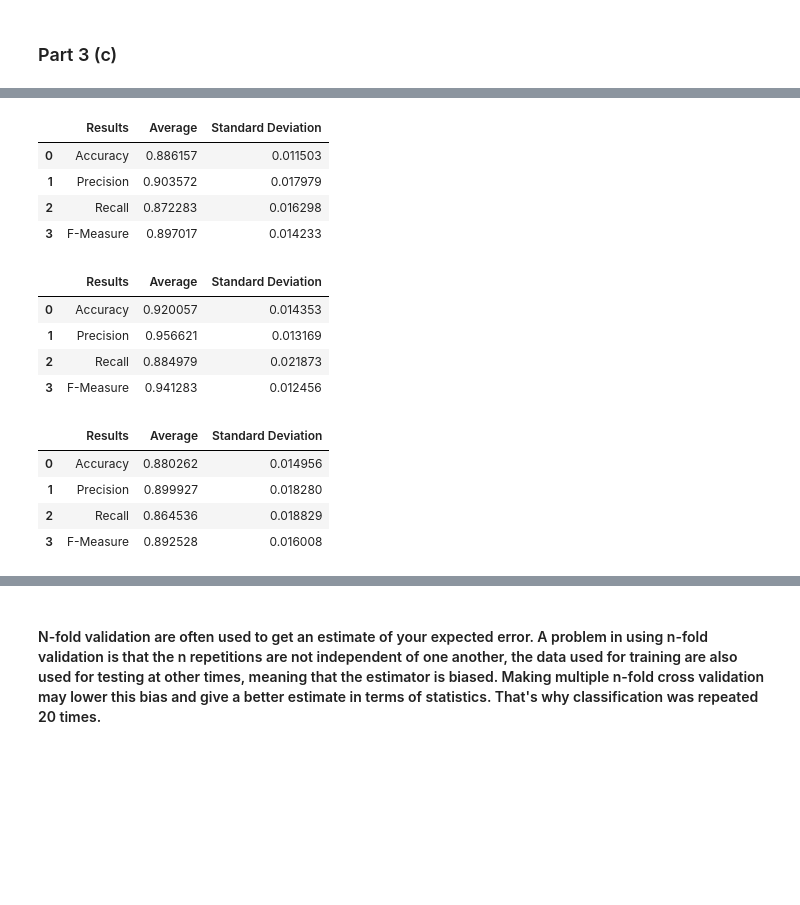
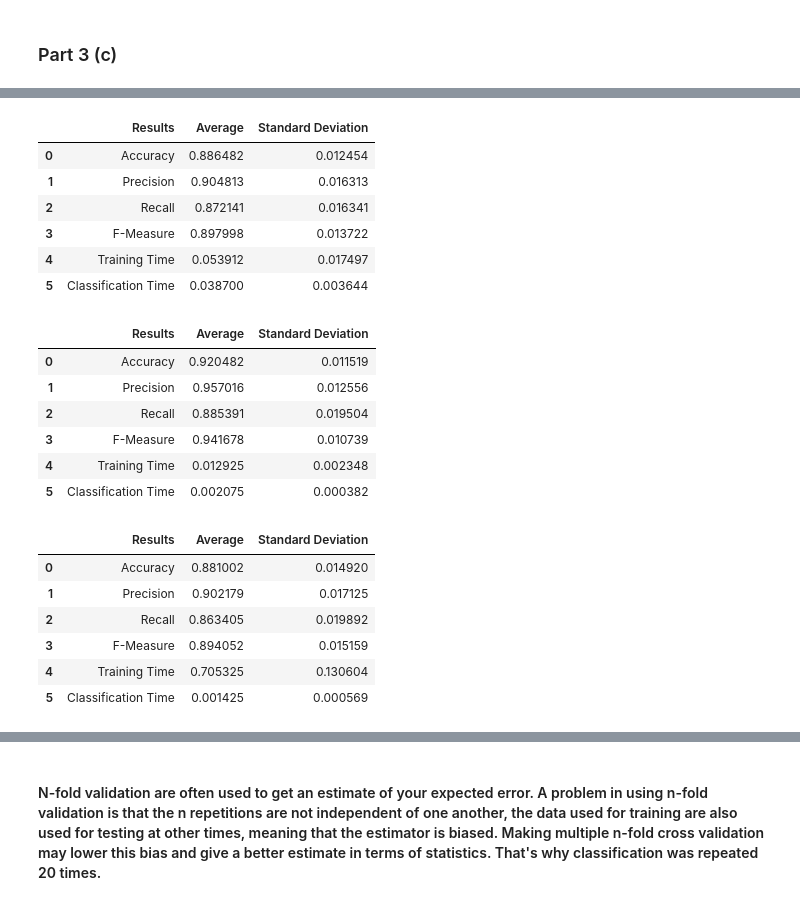
Before and after one commit to SyedaNoorJahaAzim/ECE-657A, a Jupyter notebook: Assignment 2/Assg 2-2.ipynb, the cells around one changed output, grey strips where cells are left out. Drawn from its saved outputs; the diff is of its cells as text; code cells hidden in the pictures; blank space fills up the shorter version.

```diff
--- a/Assignment 2/Assg 2-2.ipynb
+++ b/Assignment 2/Assg 2-2.ipynb
@@ -280,40 +282,42 @@ acc_clf = list()
 pre_clf = list()
 recall_clf = list()
 fbeta_clf = list()
 training_time = list()
 clf_time = list()
 ratio = [0.4,0.5,0.6,0.7]
 for j in ratio:
     for i in range(20):
         X_train, X_test, y_train, y_test = train_test_split(X, y, test_size=j)
 
         t0=time.time()
         clf.fit(X_train, y_train)
         training_time.append(round(time.time()-t0, 3))
 
         t1=time.time()
         y_pred = clf.predict(X_test)
         clf_time.append(round(time.time()-t1, 3))
 
         acc_clf.append(metrics.accuracy_score(y_test,y_pred))
         pre_clf.append(precision_score(y_test,y_pred))
         recall_clf.append(recall_score(y_test,y_pred))
         fbeta_clf.append(fbeta_score(y_test,y_pred, beta=0.5))
 
 col={'Accuracy': acc_clf, 'Precision': pre_clf, 'Recall': recall_clf, 'F-Measure': fbeta_clf, "Training time": training_time, "Classification time": clf_time}
 df = pd.DataFrame(data=col)
-mean = [df['Accuracy'].mean(), df['Precision'].mean(), df['Recall'].mean(), df['F-Measure'].mean()]
-std = [df['Accuracy'].std(), df['Precision'].std(), df['Recall'].std(), df['F-Measure'].std()]
-report = ['Accuracy', 'Precision', 'Recall', 'F-Measure']
+mean = [df['Accuracy'].mean(), df['Precision'].mean(), df['Recall'].mean(), df['F-Measure'].mean(), df['Training time'].mean(), df['Classification time'].mean()]
+std = [df['Accuracy'].std(), df['Precision'].std(), df['Recall'].std(), df['F-Measure'].std(), df['Training time'].std(), df['Classification time'].std()]
+report = ['Accuracy', 'Precision', 'Recall', 'F-Measure', 'Training Time', 'Classification Time']
 cols = {'Results': report, 'Average': mean, 'Standard Deviation': std}
 result = pd.DataFrame(data=cols)
 result
 # %% [output]
 |  | Results | Average | Standard Deviation |
-| 0 | Accuracy | 0.886157 | 0.011503 |
-| 1 | Precision | 0.903572 | 0.017979 |
-| 2 | Recall | 0.872283 | 0.016298 |
-| 3 | F-Measure | 0.897017 | 0.014233 |
+| 0 | Accuracy | 0.886482 | 0.012454 |
+| 1 | Precision | 0.904813 | 0.016313 |
+| 2 | Recall | 0.872141 | 0.016341 |
+| 3 | F-Measure | 0.897998 | 0.013722 |
+| 4 | Training Time | 0.053912 | 0.017497 |
+| 5 | Classification Time | 0.038700 | 0.003644 |
 # %%
 #Random Forest
 rfc = RandomForestClassifier(n_estimators=10)
@@ -344,18 +348,20 @@ for j in ratio:
 
 col={'Accuracy': acc_rfc, 'Precision': pre_rfc, 'Recall': recall_rfc, 'F-Measure': fbeta_rfc, "Training time": training_time, "Classification time": clf_time}
 df = pd.DataFrame(data=col)
-mean = [df['Accuracy'].mean(), df['Precision'].mean(), df['Recall'].mean(), df['F-Measure'].mean()]
-std = [df['Accuracy'].std(), df['Precision'].std(), df['Recall'].std(), df['F-Measure'].std()]
-report = ['Accuracy', 'Precision', 'Recall', 'F-Measure']
+mean = [df['Accuracy'].mean(), df['Precision'].mean(), df['Recall'].mean(), df['F-Measure'].mean(), df['Training time'].mean(), df['Classification time'].mean()]
+std = [df['Accuracy'].std(), df['Precision'].std(), df['Recall'].std(), df['F-Measure'].std(), df['Training time'].std(), df['Classification time'].std()]
+report = ['Accuracy', 'Precision', 'Recall', 'F-Measure', 'Training Time', 'Classification Time']
 cols = {'Results': report, 'Average': mean, 'Standard Deviation': std}
 result = pd.DataFrame(data=cols)
 result
 # %% [output]
 |  | Results | Average | Standard Deviation |
-| 0 | Accuracy | 0.920057 | 0.014353 |
-| 1 | Precision | 0.956621 | 0.013169 |
-| 2 | Recall | 0.884979 | 0.021873 |
-| 3 | F-Measure | 0.941283 | 0.012456 |
+| 0 | Accuracy | 0.920482 | 0.011519 |
+| 1 | Precision | 0.957016 | 0.012556 |
+| 2 | Recall | 0.885391 | 0.019504 |
+| 3 | F-Measure | 0.941678 | 0.010739 |
+| 4 | Training Time | 0.012925 | 0.002348 |
+| 5 | Classification Time | 0.002075 | 0.000382 |
 # %%
 #MLP
 mlpc = MLPClassifier()
@@ -386,18 +392,20 @@ for j in ratio:
 
 col={'Accuracy': acc_mlpc, 'Precision': pre_mlpc, 'Recall': recall_mlpc, 'F-Measure': fbeta_mlpc, "Training time": training_time, "Classification time": clf_time}
 df = pd.DataFrame(data=col)
-mean = [df['Accuracy'].mean(), df['Precision'].mean(), df['Recall'].mean(), df['F-Measure'].mean()]
-std = [df['Accuracy'].std(), df['Precision'].std(), df['Recall'].std(), df['F-Measure'].std()]
-report = ['Accuracy', 'Precision', 'Recall', 'F-Measure']
+mean = [df['Accuracy'].mean(), df['Precision'].mean(), df['Recall'].mean(), df['F-Measure'].mean(), df['Training time'].mean(), df['Classification time'].mean()]
+std = [df['Accuracy'].std(), df['Precision'].std(), df['Recall'].std(), df['F-Measure'].std(), df['Training time'].std(), df['Classification time'].std()]
+report = ['Accuracy', 'Precision', 'Recall', 'F-Measure', 'Training Time', 'Classification Time']
 cols = {'Results': report, 'Average': mean, 'Standard Deviation': std}
 result = pd.DataFrame(data=cols)
 result
 # %% [output]
 |  | Results | Average | Standard Deviation |
-| 0 | Accuracy | 0.880262 | 0.014956 |
-| 1 | Precision | 0.899927 | 0.018280 |
-| 2 | Recall | 0.864536 | 0.018829 |
-| 3 | F-Measure | 0.892528 | 0.016008 |
+| 0 | Accuracy | 0.881002 | 0.014920 |
+| 1 | Precision | 0.902179 | 0.017125 |
+| 2 | Recall | 0.863405 | 0.019892 |
+| 3 | F-Measure | 0.894052 | 0.015159 |
+| 4 | Training Time | 0.705325 | 0.130604 |
+| 5 | Classification Time | 0.001425 | 0.000569 |
 # %%
 # Results for Improved Classifiers
 #Random Forest
```
Also changed, not shown: parts of 6 cells of this notebook.
